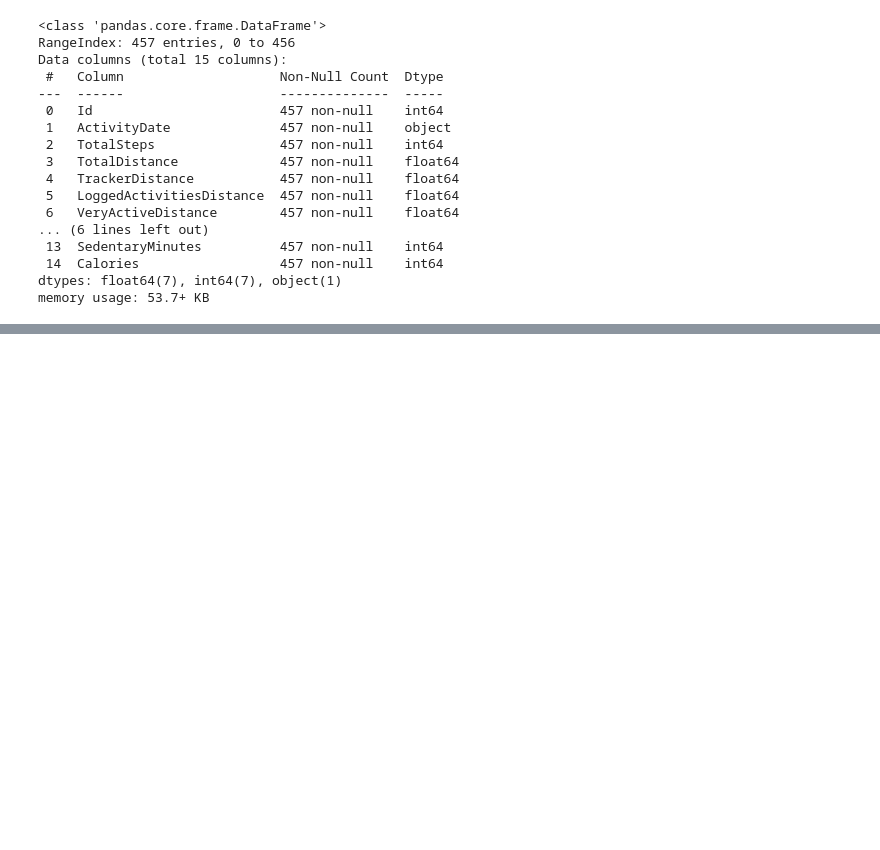
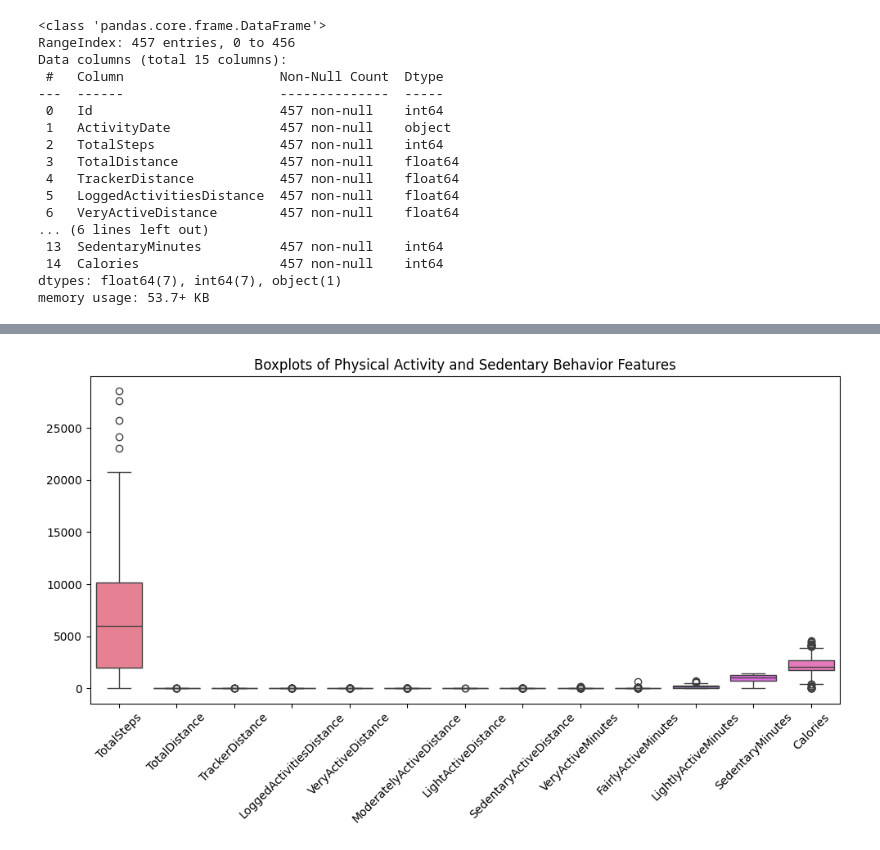
Before and after one commit to Egg-Lord/CCADMACL_COM232_PROJECT, a Jupyter notebook: ML_Lifestyle_and_Physical_Activity_Patterns_v2.ipynb, the cells around one changed output, grey strips where cells are left out. Cells and saved outputs as stored; diff of their text form; code cells hidden in the pictures; blank space fills up the shorter version.

```diff
--- a/ML_Lifestyle_and_Physical_Activity_Patterns_v2.ipynb
+++ b/ML_Lifestyle_and_Physical_Activity_Patterns_v2.ipynb
@@ -389,0 +133,9 @@ plt.show()
+# %%
+plt.figure(figsize=(10,6))
+sns.boxplot(data=activity_features)
+plt.xticks(rotation=45)
+plt.title("Boxplots of Physical Activity and Sedentary Behavior Features")
+plt.tight_layout()
+plt.show()
+# %% [output]
+[figure, added]
```
Also changed, not shown: parts of 63 cells of this notebook, 1 other file.
